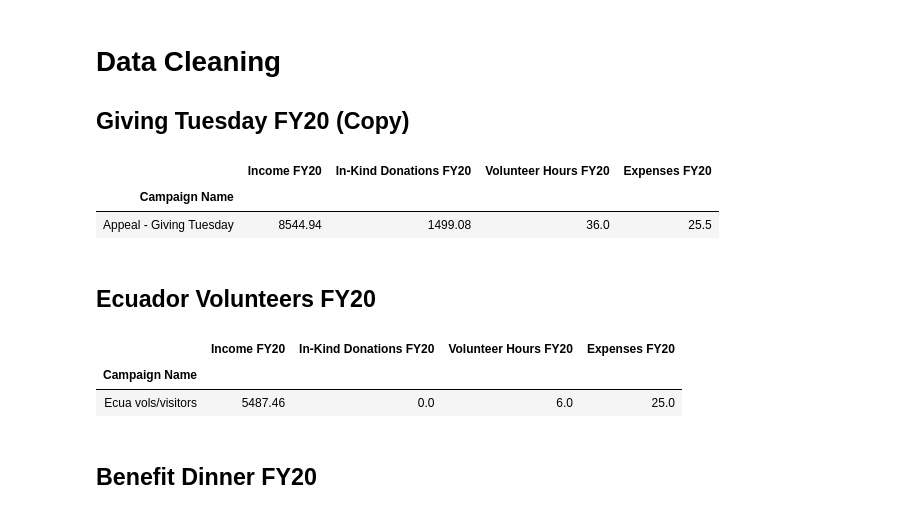
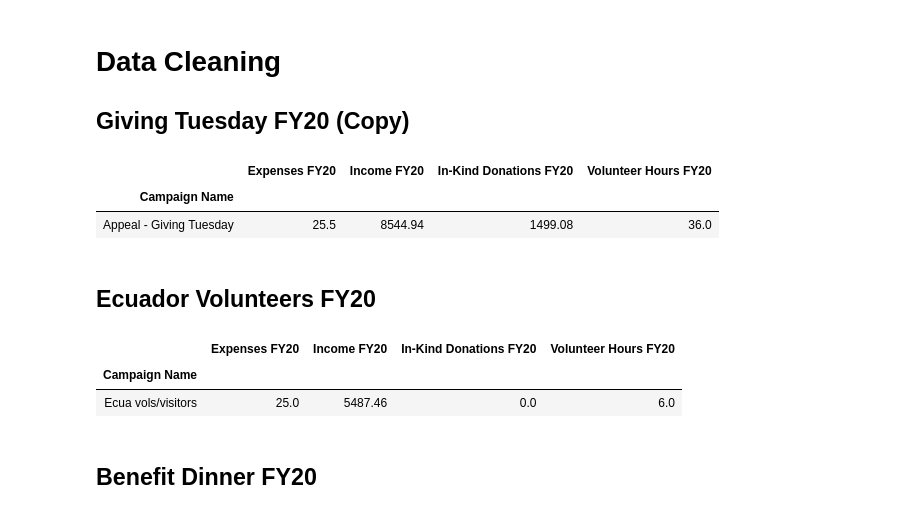
Before and after one commit to patelpurvip/Board-Fundraising-Analysis, a Jupyter notebook: Giving Campaigns Analysis.ipynb, the cells around one changed output. Drawn from its saved outputs; the diff is of its cells as text; code cells hidden in the pictures.

```diff
--- a/Giving Campaigns Analysis.ipynb
+++ b/Giving Campaigns Analysis.ipynb
@@ -58,23 +58,23 @@ Campaigns_to_Analyze
 ## Giving Tuesday FY20 (Copy)
 # %%
 Giving_Tuesday = Campaigns_to_Analyze.iloc[1:2,:]
-Giving_Tuesday = Giving_Tuesday[['Income FY20', 'In-Kind Donations FY20', 'Volunteer Hours FY20', 'Expenses FY20', ]].replace('[\$,]', '', regex=True).astype(float)
+Giving_Tuesday = Giving_Tuesday[['Expenses FY20', 'Income FY20', 'In-Kind Donations FY20', 'Volunteer Hours FY20']].replace('[\$,]', '', regex=True).astype(float)
 Giving_Tuesday
 # %% [output]
-|  | Income FY20 | In-Kind Donations FY20 | Volunteer Hours FY20 | Expenses FY20 |
+|  | Expenses FY20 | Income FY20 | In-Kind Donations FY20 | Volunteer Hours FY20 |
 | Campaign Name |  |  |  |  |
-| Appeal - Giving Tuesday | 8544.94 | 1499.08 | 36.0 | 25.5 |
+| Appeal - Giving Tuesday | 25.5 | 8544.94 | 1499.08 | 36.0 |
 # %% [markdown]
 ## Ecuador Volunteers FY20
 # %%
 Ecua_vols = Campaigns_to_Analyze.iloc[2:3,:]
 
-Ecua_vols = Ecua_vols[['Income FY20', 'In-Kind Donations FY20', 'Volunteer Hours FY20', 'Expenses FY20']]
+Ecua_vols = Ecua_vols[['Expenses FY20', 'Income FY20', 'In-Kind Donations FY20', 'Volunteer Hours FY20']]
 Ecua_vols = Ecua_vols.replace('[\$,]', '', regex=True).astype(float)
 Ecua_vols
 # %% [output]
-|  | Income FY20 | In-Kind Donations FY20 | Volunteer Hours FY20 | Expenses FY20 |
+|  | Expenses FY20 | Income FY20 | In-Kind Donations FY20 | Volunteer Hours FY20 |
 | Campaign Name |  |  |  |  |
-| Ecua vols/visitors | 5487.46 | 0.0 | 6.0 | 25.0 |
+| Ecua vols/visitors | 25.0 | 5487.46 | 0.0 | 6.0 |
 # %% [markdown]
 ## Benefit Dinner FY20
```
Also changed, not shown: parts of 12 cells of this notebook, 1 other file.
